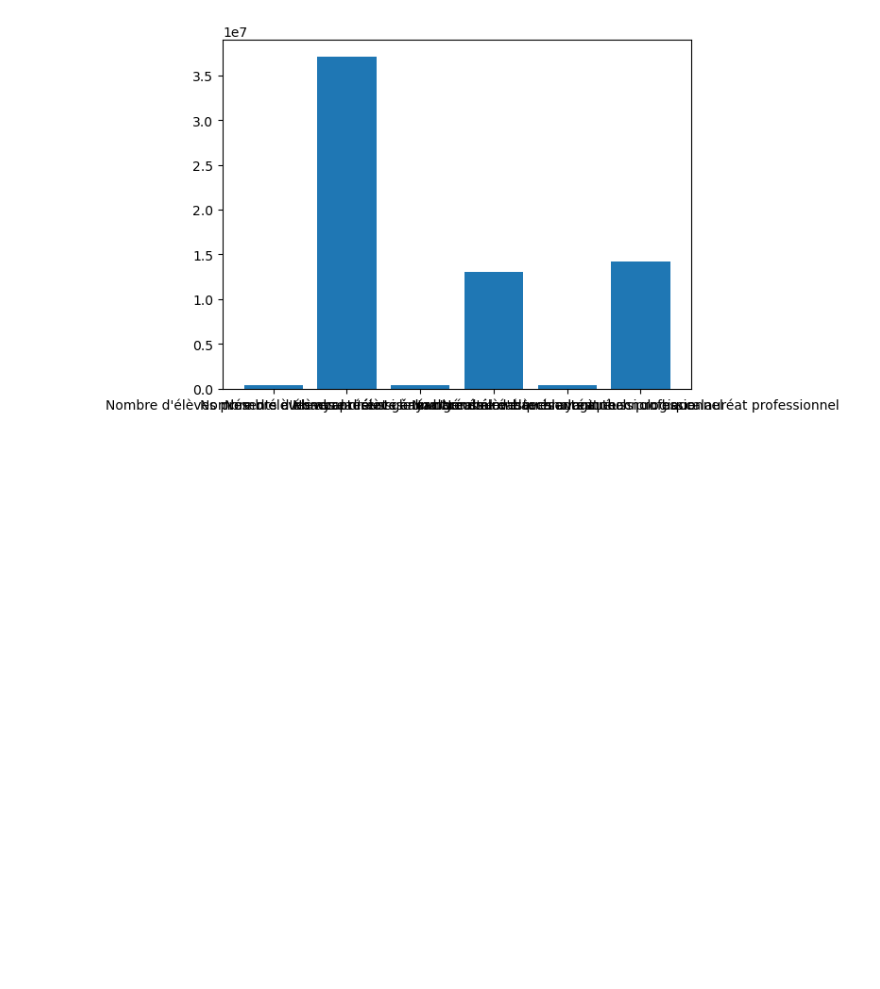
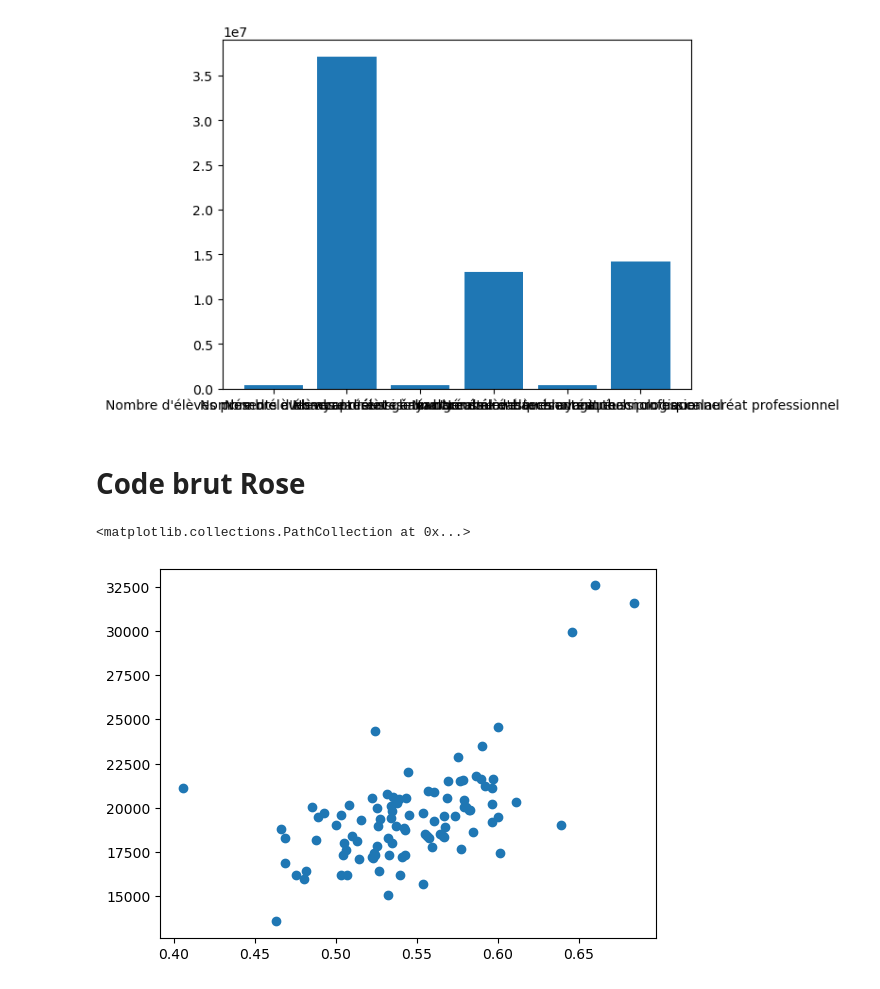
Before and after one commit to Acochepin/Python-2A---AC---JM---RS, a Jupyter notebook: Manipulation bases de données.ipynb, the cells around one changed output. Cells and saved outputs as stored; diff of their text form; code cells hidden in the pictures; blank space fills up the shorter version.

Commit message:
graphiques revenus/nombre par bac par académie et département

```diff
--- a/Manipulation bases de données.ipynb
+++ b/Manipulation bases de données.ipynb
@@ -450,3 +450,22 @@ plt.bar(["Nombre d'élèves présents au baccalauréat général", "Nombre d'él
 # %% [output]
 <BarContainer object of 6 artists>
 [figure]
+# %% [markdown]
+# Code brut Rose #
+# %%
+df2 = df.copy()
+df2["test"] = df["Nbre d'unités de consommation dans les ménages fiscaux_NBUC19"]*df["Médiane (€)_Q219"]
+df3= df2.groupby("Informations établissement_Académie")["test"].sum()
+test = df3/df.groupby("Informations établissement_Académie")["Nbre d'unités de consommation dans les ménages fiscaux_NBUC19"].sum()
+
+df4 = df.copy()
+df4["test"] = df["Nbre d'unités de consommation dans les ménages fiscaux_NBUC19"]*df["Médiane (€)_Q219"]
+df5 = df4.groupby("Informations établissement_Département")["test"].sum()
+test_2 = df5/df.groupby("Informations établissement_Département")["Nbre d'unités de consommation dans les ménages fiscaux_NBUC19"].sum()
+# %%
+x = df.groupby("Informations établissement_Département")["Nombre d'élèves présents au Bac_GNLE"].sum() / (df.groupby("Informations établissement_Département")["Nombre d'élèves présents au Bac_TOTAL_Pro"].sum() + df.groupby("Informations établissement_Département")["Nombre d'élèves présents au Bac_TOTAL_LGT"].sum())
+y = test_2
+plt.scatter(x.values, y.values)
+# %% [output]
+<matplotlib.collections.PathCollection at 0x...>
+[figure, added]
```
Also changed, not shown: parts of 7 cells of this notebook.
